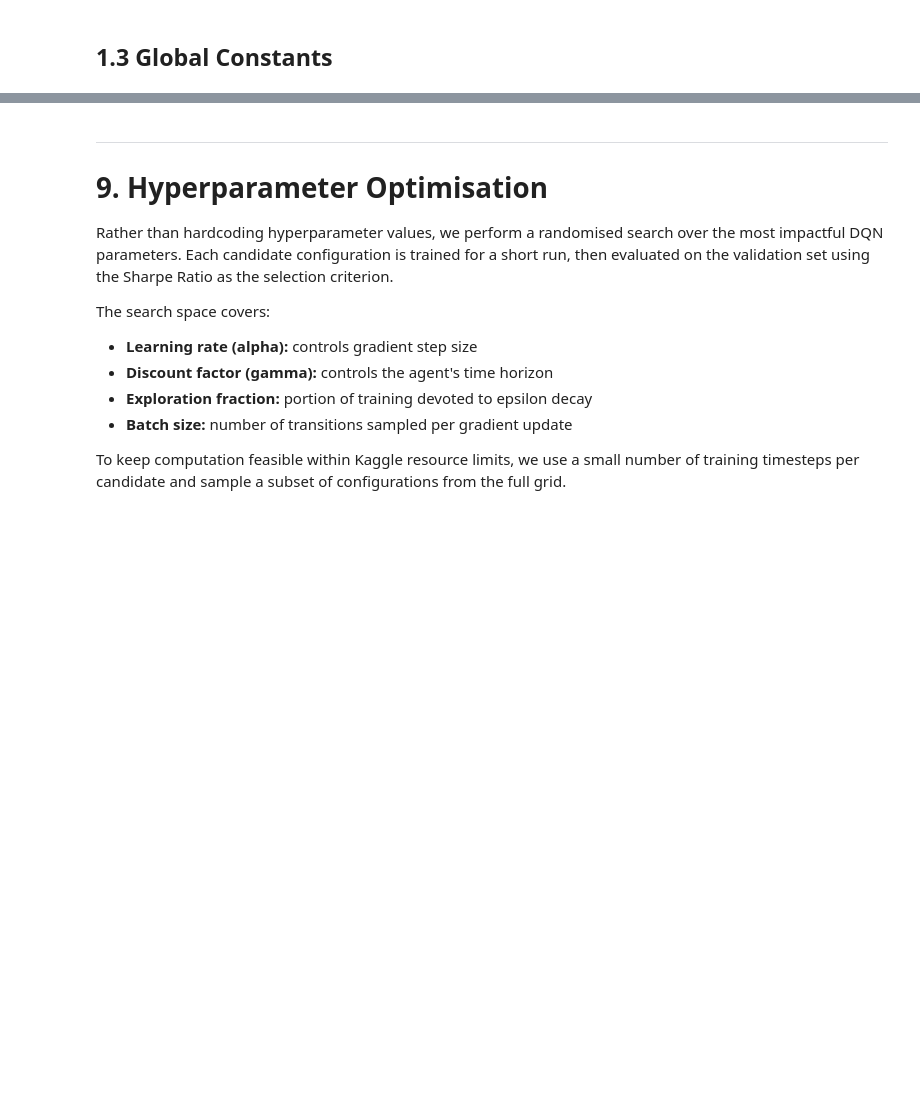
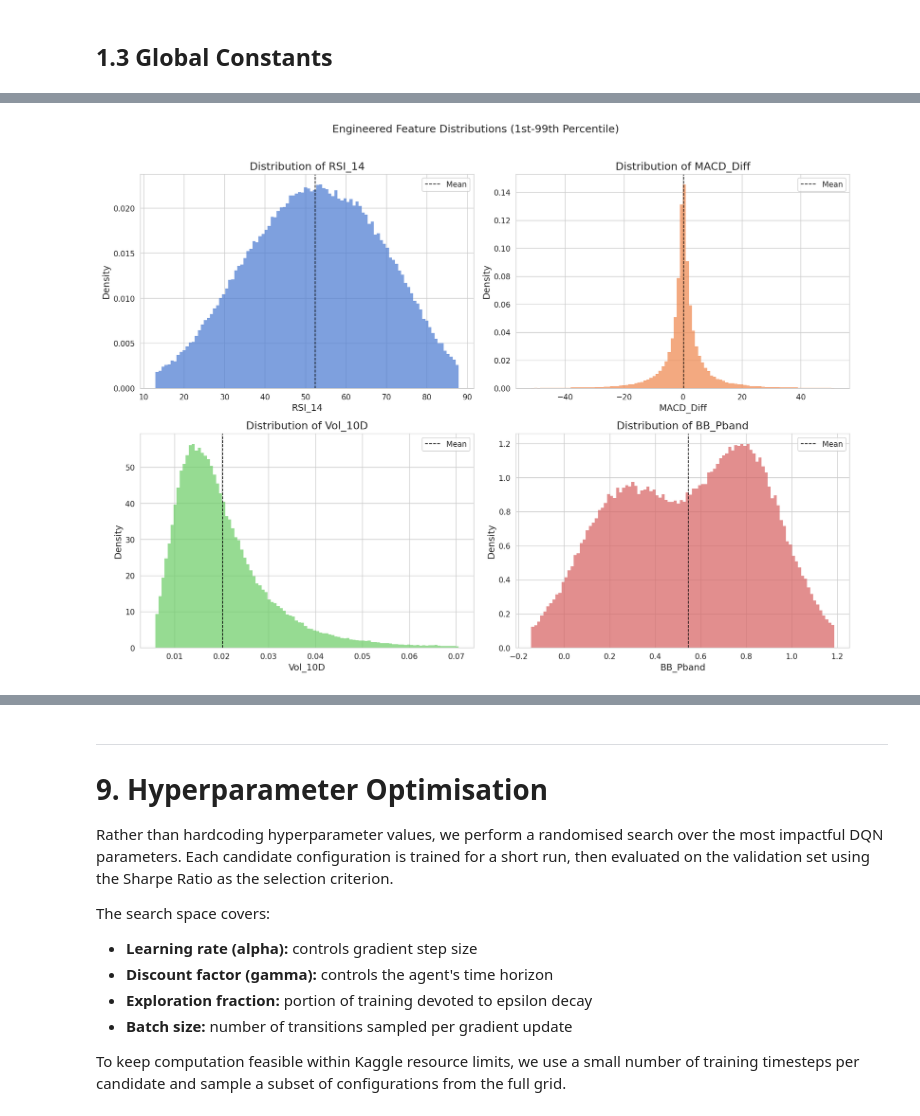
Before and after one commit to Dhairya1890/RL_Based_Algorithmic_Trader, a Jupyter notebook: dqn_nifty50_trading_agent_sentiment.ipynb, the cells around one changed output, grey strips where cells are left out. Saved outputs shown, nothing was run; the diff lists cells and outputs as text; code cells hidden in the pictures; blank space fills up the shorter version.

```diff
--- a/dqn_nifty50_trading_agent_sentiment.ipynb
+++ b/dqn_nifty50_trading_agent_sentiment.ipynb
@@ -1173,0 +431,20 @@ del sample_env
+# %%
+# ---------------------------------------------------------------------------
+# 2.4 Schema and null validation
+# ---------------------------------------------------------------------------
+print("Column validation (RAW_NUMERIC_COLUMNS):")
+for col in RAW_NUMERIC_COLUMNS:
+    status = "[OK]" if col in df_master.columns else "[MISSING]"
+    print(f"  {status} {col}")
+
+print("\nColumn validation (ENGINEERED_COLUMNS):")
+for col in ENGINEERED_COLUMNS:
+    status = "[OK]" if col in df_master.columns else "[MISSING]"
+    print(f"  {status} {col}")
+
+print(f"\nNull counts per feature column:")
+null_counts = df_master[RAW_NUMERIC_COLUMNS + ENGINEERED_COLUMNS].isnull().sum()
+if null_counts.any():
+    print(null_counts[null_counts > 0].to_string())
+else:
+    print("  No nulls found.")
@@ -1173,0 +835,23 @@ del sample_env
+# %%
+# ---------------------------------------------------------------------------
+# 6.1 Distribution of key engineered features
+# ---------------------------------------------------------------------------
+key_features = ["RSI_14", "MACD_Diff", "Vol_10D", "BB_Pband"]
+fig, axes = plt.subplots(2, 2, figsize=(14, 10))
+
+for ax, feat, color in zip(axes.flat, key_features, PALETTE[:4]):
+    data = df_master[feat].dropna()
+    lower, upper = data.quantile(0.01), data.quantile(0.99)
+    clipped = data[(data >= lower) & (data <= upper)]
+    ax.hist(clipped, bins=100, density=True, color=color, alpha=0.7, edgecolor="none")
+    ax.set_title(f"Distribution of {feat}")
+    ax.set_xlabel(feat)
+    ax.set_ylabel("Density")
+    ax.axvline(clipped.mean(), color="black", linestyle="--", linewidth=1, label="Mean")
+    ax.legend()
+
+fig.suptitle("Engineered Feature Distributions (1st-99th Percentile)", fontsize=14, y=1.02)
+fig.tight_layout()
+plt.show()
+# %% [output]
+[figure, added]
```
Also changed, not shown: parts of 94 cells of this notebook, 3 other files.
